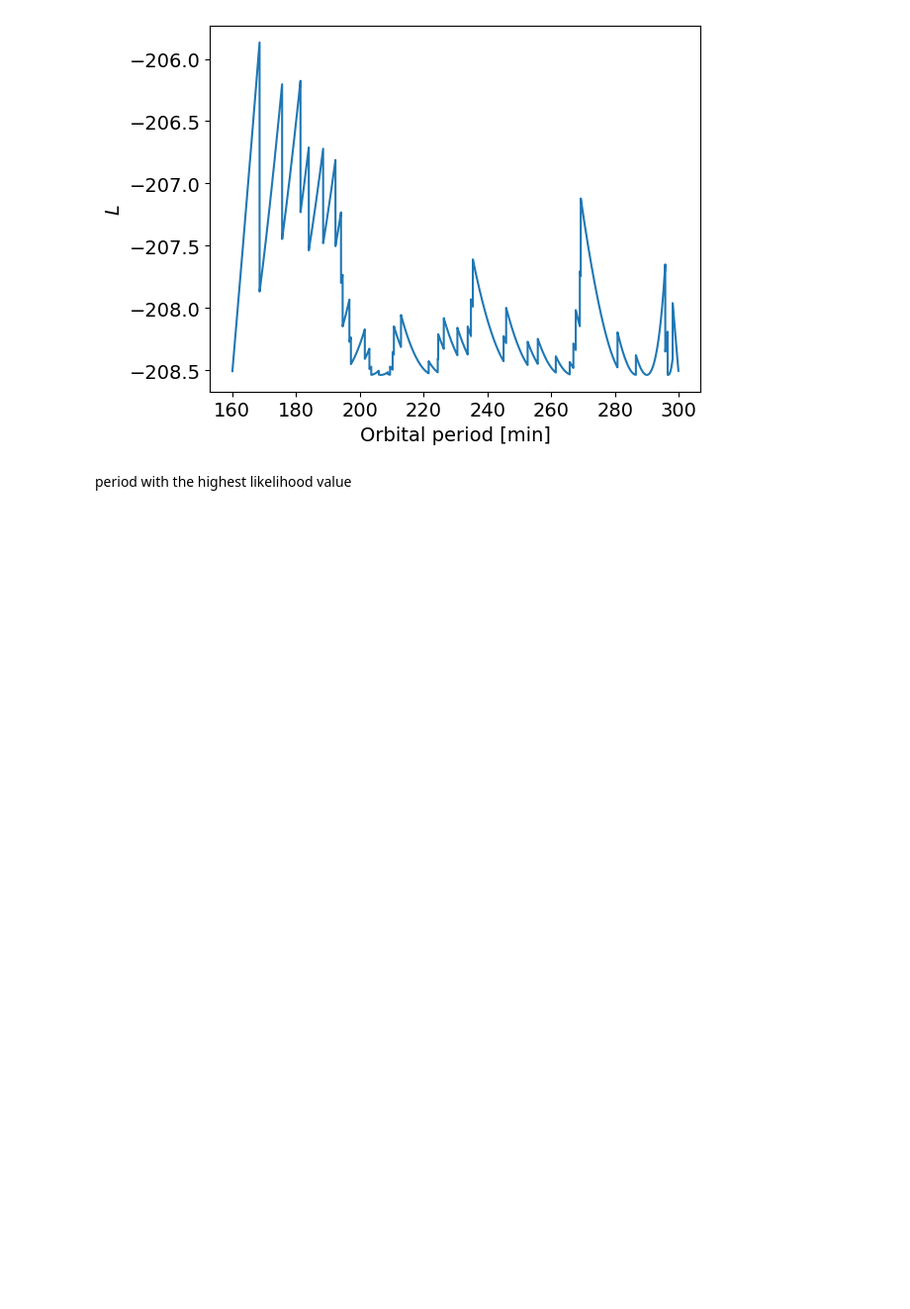
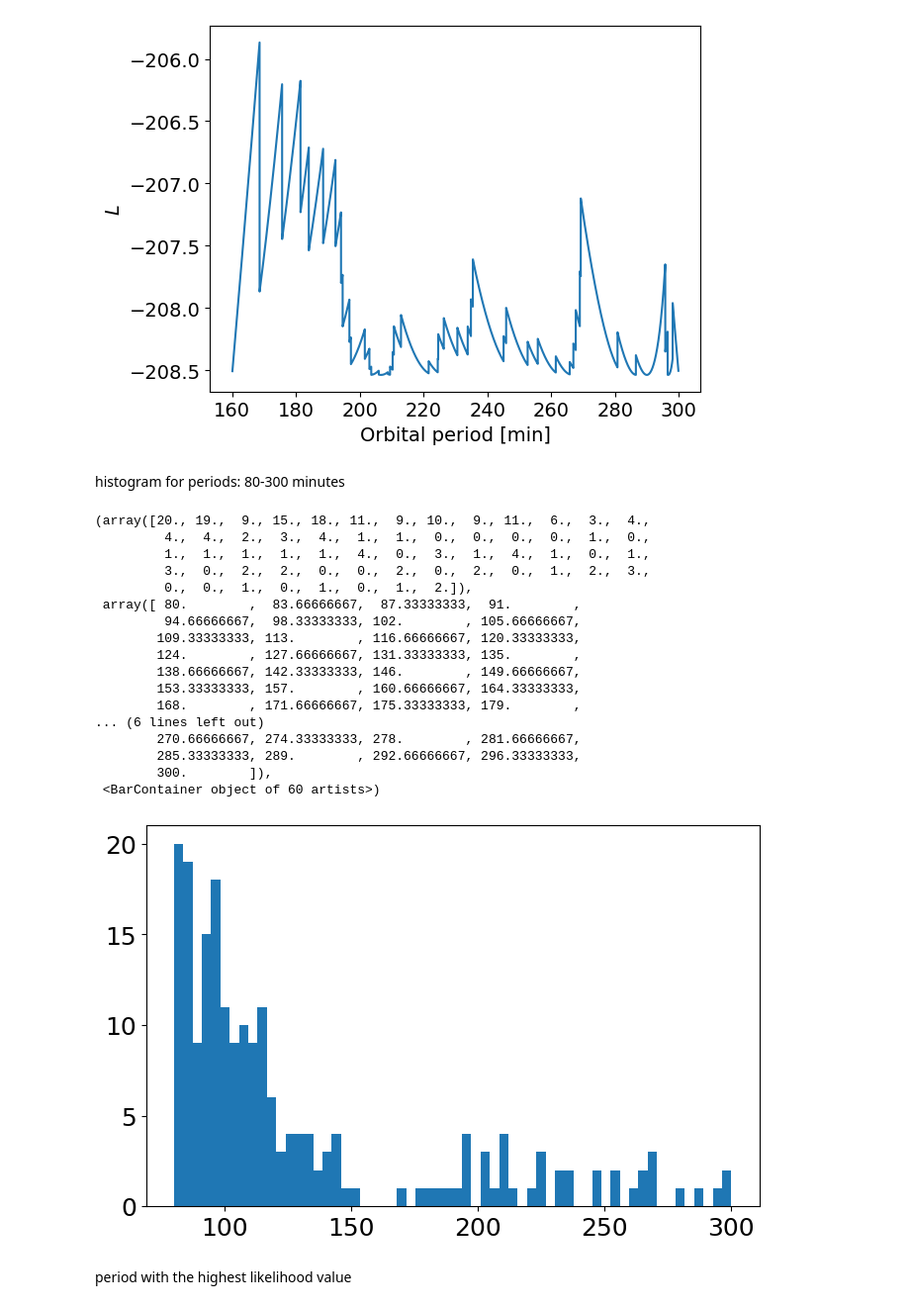
Before and after one commit to wknop/licencjat, a Jupyter notebook: notebook1.ipynb, the cells around one changed output. Shown at 99% size. Cells and saved outputs as stored; diff of their text form; code cells hidden in the pictures; blank space fills up the shorter version.

Commit message:
added a histogram for periods between 80 and 240 minutes

```diff
--- a/notebook1.ipynb
+++ b/notebook1.ipynb
@@ -301,6 +301,30 @@ plt.ylabel('$L$')
 plt.rc('font', size=14)
 # %% [output]
 [figure]
+# %% [markdown]
+histogram for periods: 80-300 minutes
+# %%
+fig, ax2 = plt.subplots(1, 1, figsize=(8,5))
+ax2.hist(df_non_polars['per'], range=(80, 300), bins=60)
+# %% [output]
+(array([20., 19.,  9., 15., 18., 11.,  9., 10.,  9., 11.,  6.,  3.,  4.,
+         4.,  4.,  2.,  3.,  4.,  1.,  1.,  0.,  0.,  0.,  0.,  1.,  0.,
+         1.,  1.,  1.,  1.,  1.,  4.,  0.,  3.,  1.,  4.,  1.,  0.,  1.,
+         3.,  0.,  2.,  2.,  0.,  0.,  2.,  0.,  2.,  0.,  1.,  2.,  3.,
+         0.,  0.,  1.,  0.,  1.,  0.,  1.,  2.]),
+ array([ 80.        ,  83.66666667,  87.33333333,  91.        ,
+         94.66666667,  98.33333333, 102.        , 105.66666667,
+        109.33333333, 113.        , 116.66666667, 120.33333333,
+        124.        , 127.66666667, 131.33333333, 135.        ,
+        138.66666667, 142.33333333, 146.        , 149.66666667,
+        153.33333333, 157.        , 160.66666667, 164.33333333,
+        168.        , 171.66666667, 175.33333333, 179.        ,
+... (6 lines left out)
+        270.66666667, 274.33333333, 278.        , 281.66666667,
+        285.33333333, 289.        , 292.66666667, 296.33333333,
+        300.        ]),
+ <BarContainer object of 60 artists>)
+[figure, added]
 # %% [markdown]
 period with the highest likelihood value
 # %%
```
Also changed, not shown: parts of 6 cells of this notebook.
